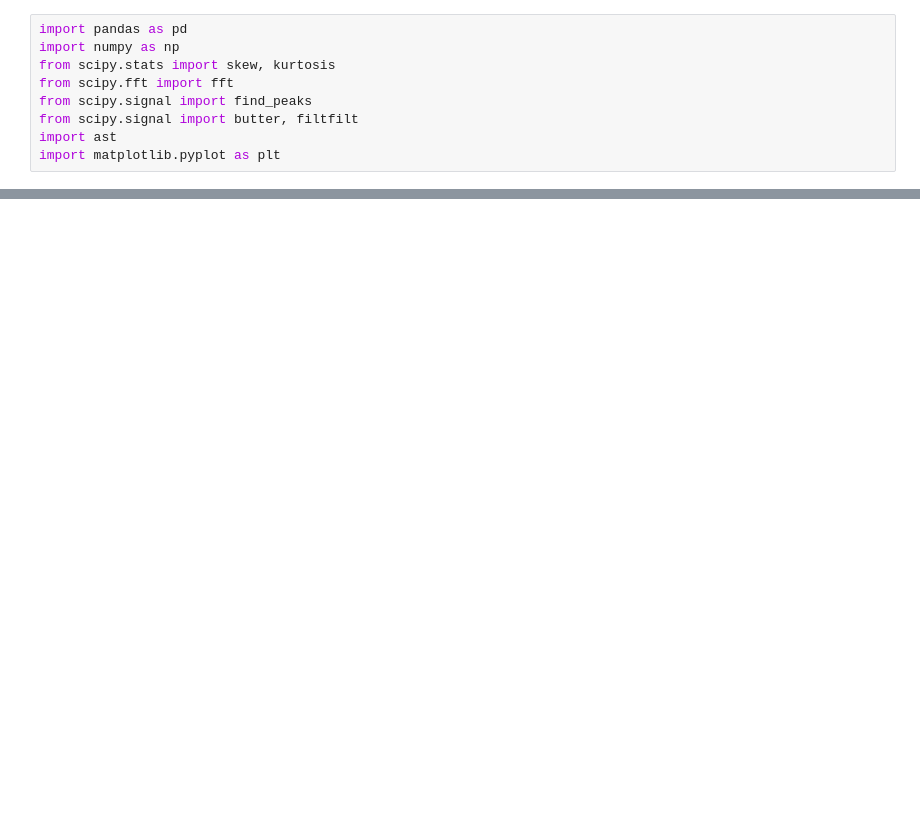
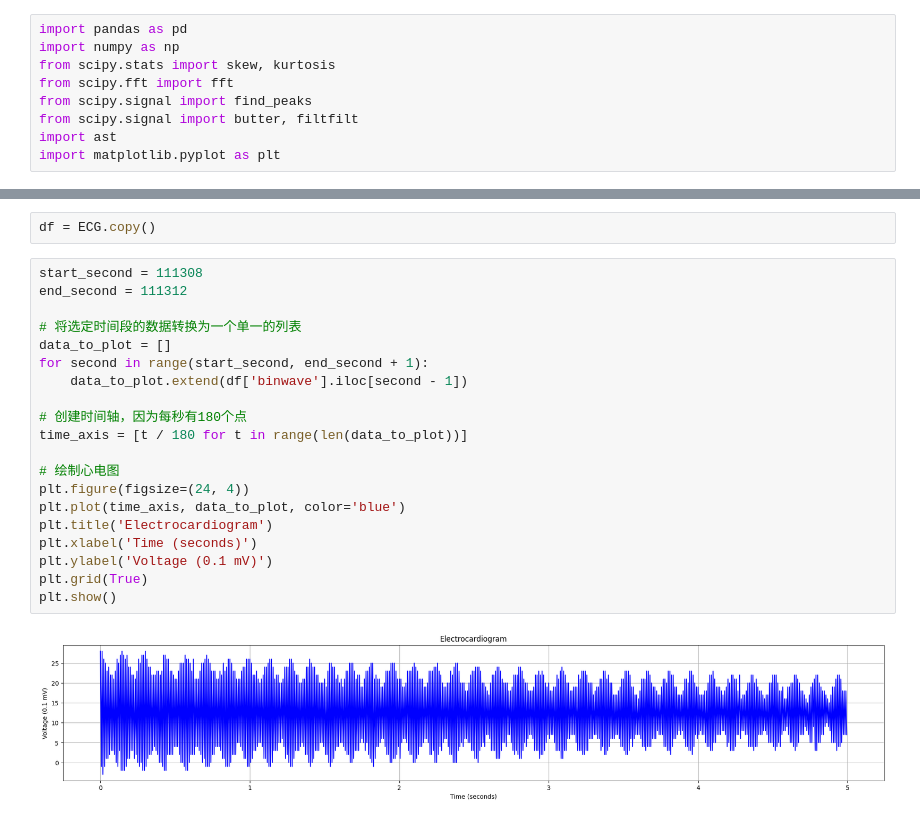
Before and after one commit to jiulong15/comp90051, a Jupyter notebook: code/waveFeature_extraction.ipynb, the cells around one changed output, grey strips where cells are left out. Saved outputs shown, nothing was run; the diff lists cells and outputs as text; blank space fills up the shorter version.

```diff
--- a/code/waveFeature_extraction.ipynb
+++ b/code/waveFeature_extraction.ipynb
@@ -152,3 +152,27 @@ plt.show()
+# %%
+df = ECG.copy()
+# %%
+start_second = 111308
+end_second = 111312
+
+# 将选定时间段的数据转换为一个单一的列表
+data_to_plot = []
+for second in range(start_second, end_second + 1):
+    data_to_plot.extend(df['binwave'].iloc[second - 1])
+
+# 创建时间轴，因为每秒有180个点
+time_axis = [t / 180 for t in range(len(data_to_plot))]
+
+# 绘制心电图
+plt.figure(figsize=(24, 4))
+plt.plot(time_axis, data_to_plot, color='blue')
+plt.title('Electrocardiogram')
+plt.xlabel('Time (seconds)')
+plt.ylabel('Voltage (0.1 mV)')
+plt.grid(True)
+plt.show()
+# %% [output]
+[figure, added]
 # %%
 df = ECG['binwave']
 df
```
Also changed, not shown: parts of 10 cells of this notebook, 2 other files.
